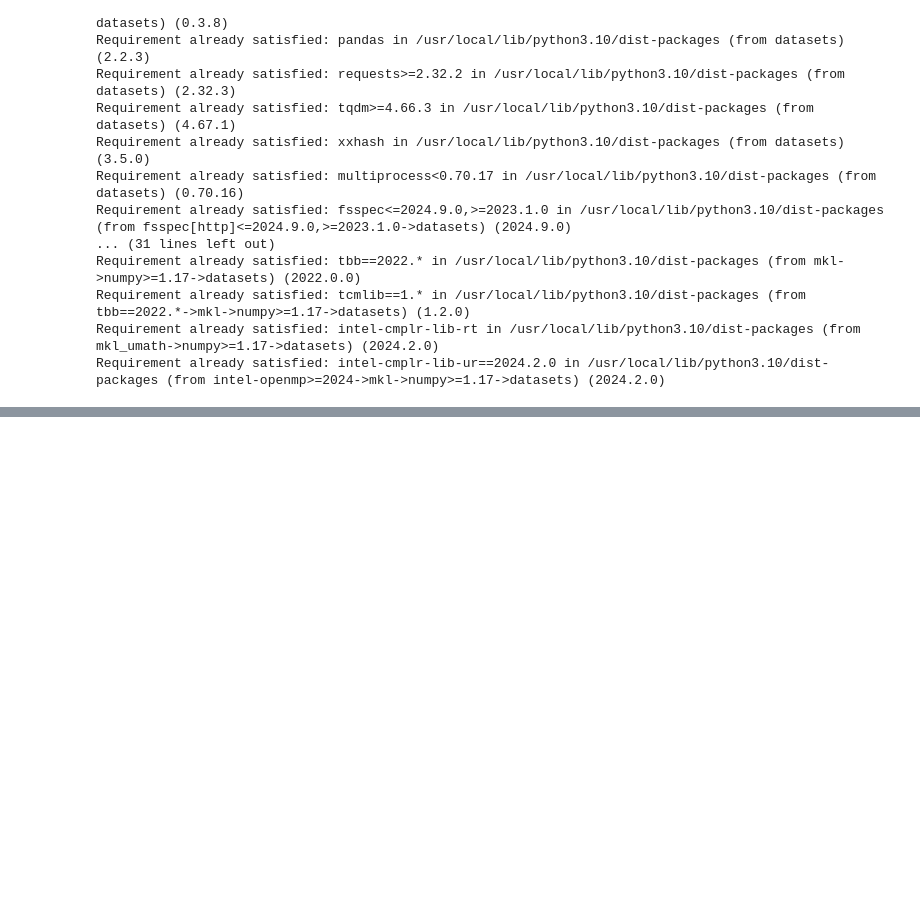
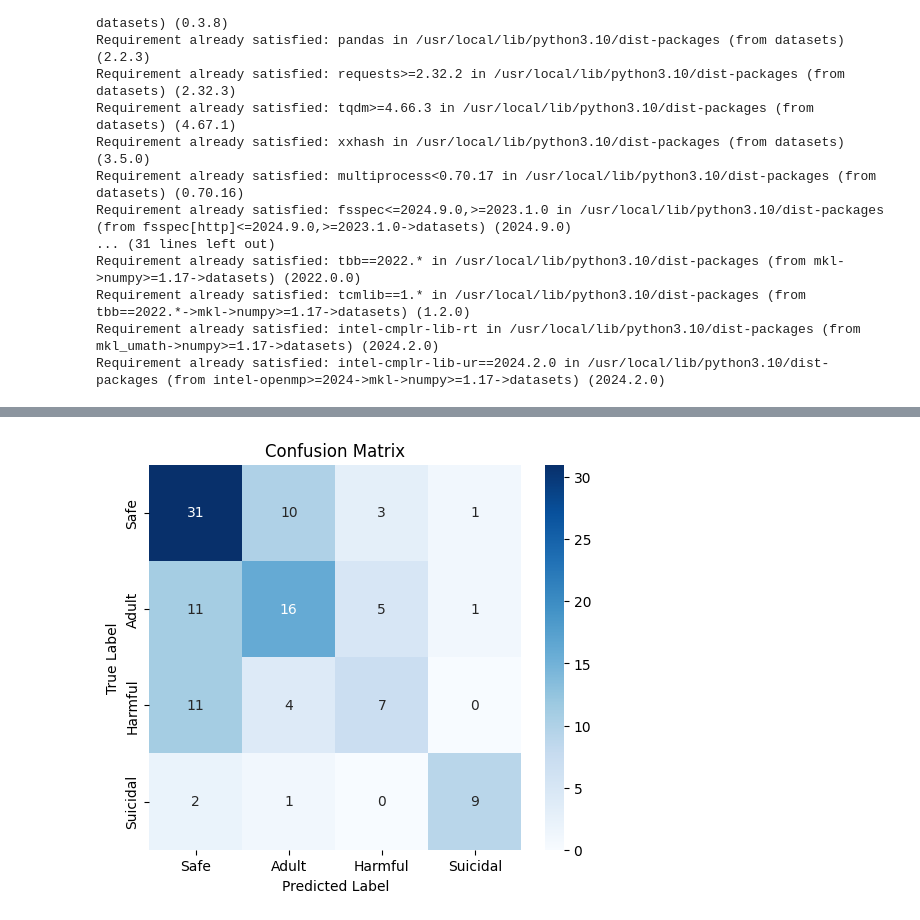
Before and after one commit to Aref111n/SafeReels, a Jupyter notebook: Video_ViT.ipynb, the cells around one changed output, grey strips where cells are left out. Cells and saved outputs as stored; diff of their text form; code cells hidden in the pictures; blank space fills up the shorter version.

```diff
--- a/Video_ViT.ipynb
+++ b/Video_ViT.ipynb
@@ -331,0 +206,2 @@ plt.show()
+# %%
+num_epochs = 10
@@ -331,0 +242,12 @@ plt.show()
+# %%
+model.eval()
+all_preds, all_labels = [], []
+# %%
+with torch.no_grad():
+    for videos, labels in test_loader:
+        videos, labels = videos.to(device), labels.to(device)
+        outputs = model(videos)
+
+        preds = torch.argmax(outputs, dim=1).cpu().numpy()
+        all_preds.extend(preds)
+        all_labels.extend(labels.cpu().numpy())
@@ -331,0 +267,21 @@ plt.show()
+# %%
+import numpy as np
+import seaborn as sns
+import matplotlib.pyplot as plt
+from sklearn.metrics import confusion_matrix
+
+# Function to plot confusion matrix
+def plot_confusion_matrix(y_true, y_pred, class_names):
+    cm = confusion_matrix(y_true, y_pred)
+
+    plt.figure(figsize=(6, 5))
+    sns.heatmap(cm, annot=True, fmt="d", cmap="Blues", xticklabels=class_names, yticklabels=class_names)
+    plt.xlabel("Predicted Label")
+    plt.ylabel("True Label")
+    plt.title("Confusion Matrix")
+    plt.show()
+# %%
+class_names = ['Safe', 'Adult', 'Harmful', 'Suicidal']
+plot_confusion_matrix(all_labels, all_preds, class_names)
+# %% [output]
+[figure, added]
```
Also changed, not shown: parts of 66 cells of this notebook.
